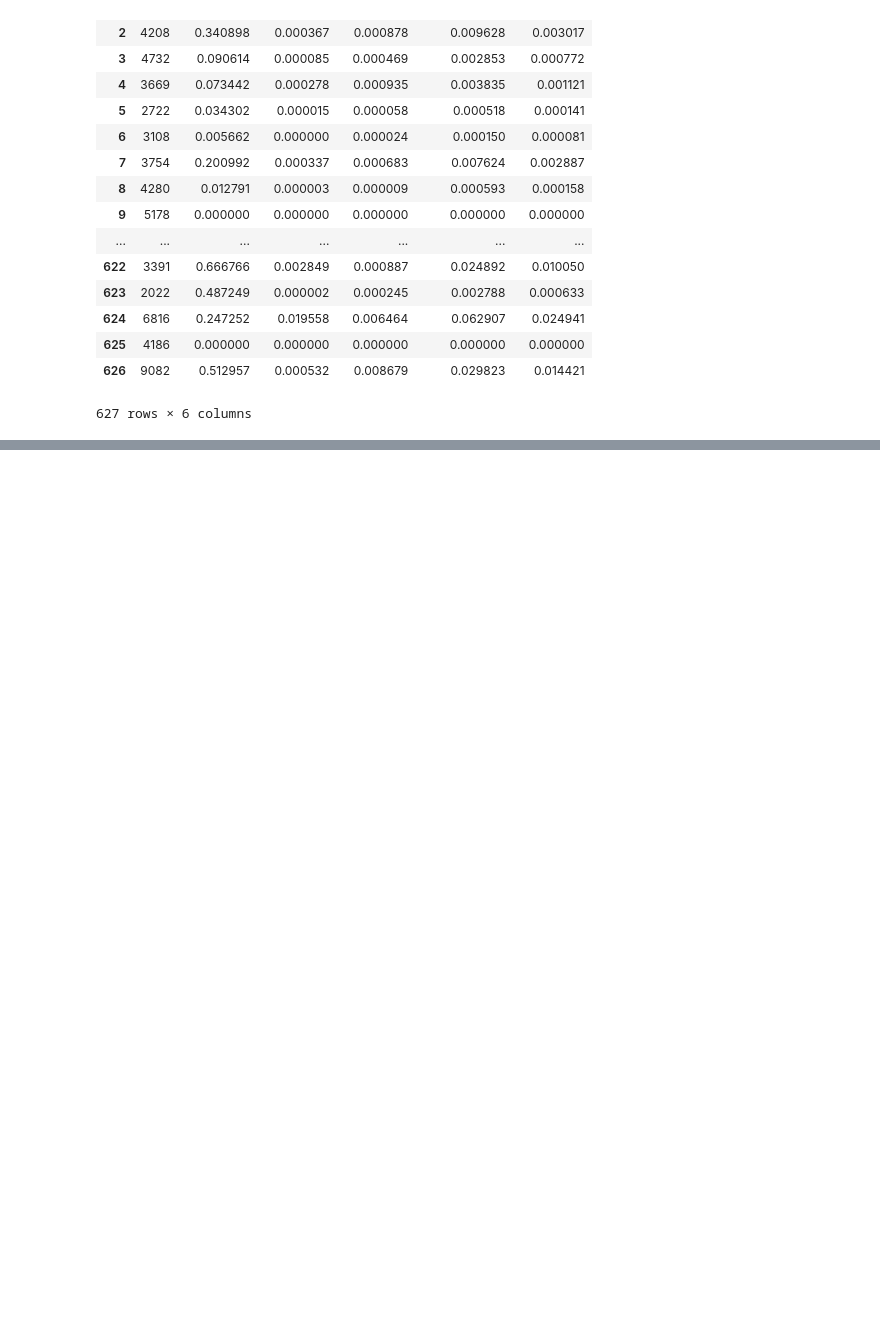
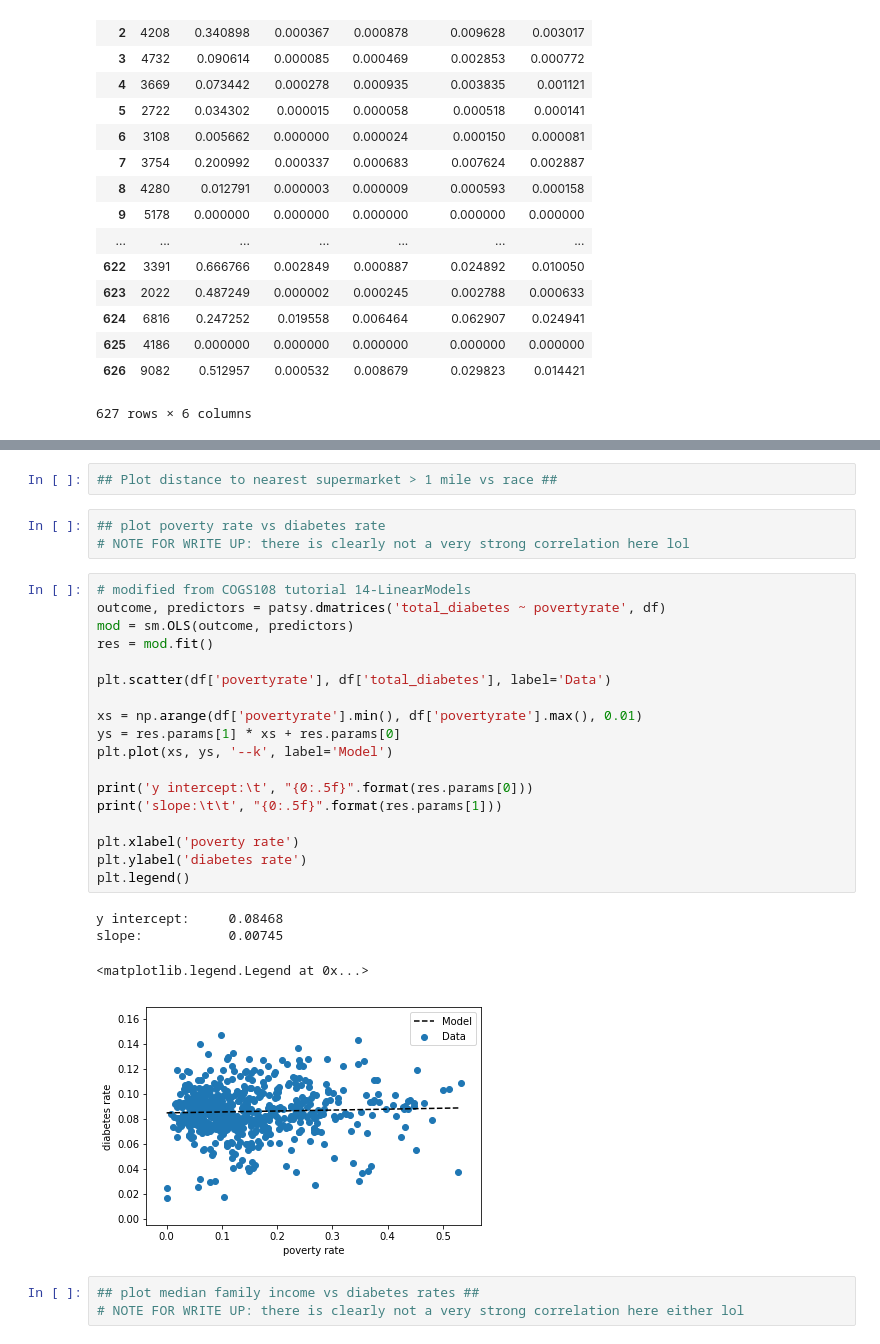
Before and after one commit to aliaawni/COGS108FinalProject, a Jupyter notebook: Data processing.ipynb, the cells around one changed output, grey strips where cells are left out. Drawn from its saved outputs; the diff is of its cells as text; blank space fills up the shorter version.

```diff
--- a/Data processing.ipynb
+++ b/Data processing.ipynb
@@ -235,0 +305,31 @@ df_pop_counts
+# %%
+## Plot distance to nearest supermarket > 1 mile vs race ##
+# %%
+## plot poverty rate vs diabetes rate
+# NOTE FOR WRITE UP: there is clearly not a very strong correlation here lol
+# %%
+# modified from COGS108 tutorial 14-LinearModels
+outcome, predictors = patsy.dmatrices('total_diabetes ~ povertyrate', df)
+mod = sm.OLS(outcome, predictors)
+res = mod.fit()
+
+plt.scatter(df['povertyrate'], df['total_diabetes'], label='Data')
+
+xs = np.arange(df['povertyrate'].min(), df['povertyrate'].max(), 0.01)
+ys = res.params[1] * xs + res.params[0]
+plt.plot(xs, ys, '--k', label='Model')
+
+print('y intercept:\t', "{0:.5f}".format(res.params[0]))
+print('slope:\t\t', "{0:.5f}".format(res.params[1]))
+
+plt.xlabel('poverty rate')
+plt.ylabel('diabetes rate')
+plt.legend()
+# %% [output]
+y intercept:     0.08468
+slope:           0.00745
+<matplotlib.legend.Legend at 0x...>
+[figure, added]
+# %%
+## plot median family income vs diabetes rates ##
+# NOTE FOR WRITE UP: there is clearly not a very strong correlation here either lol
```
Also changed, not shown: parts of 12 cells of this notebook.
